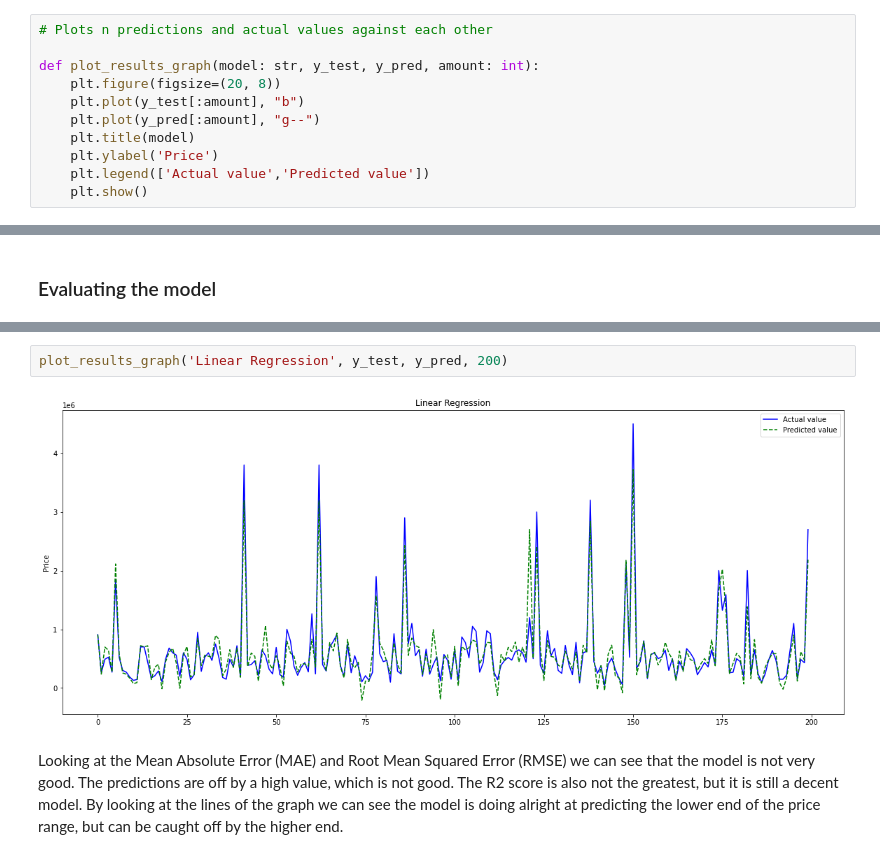
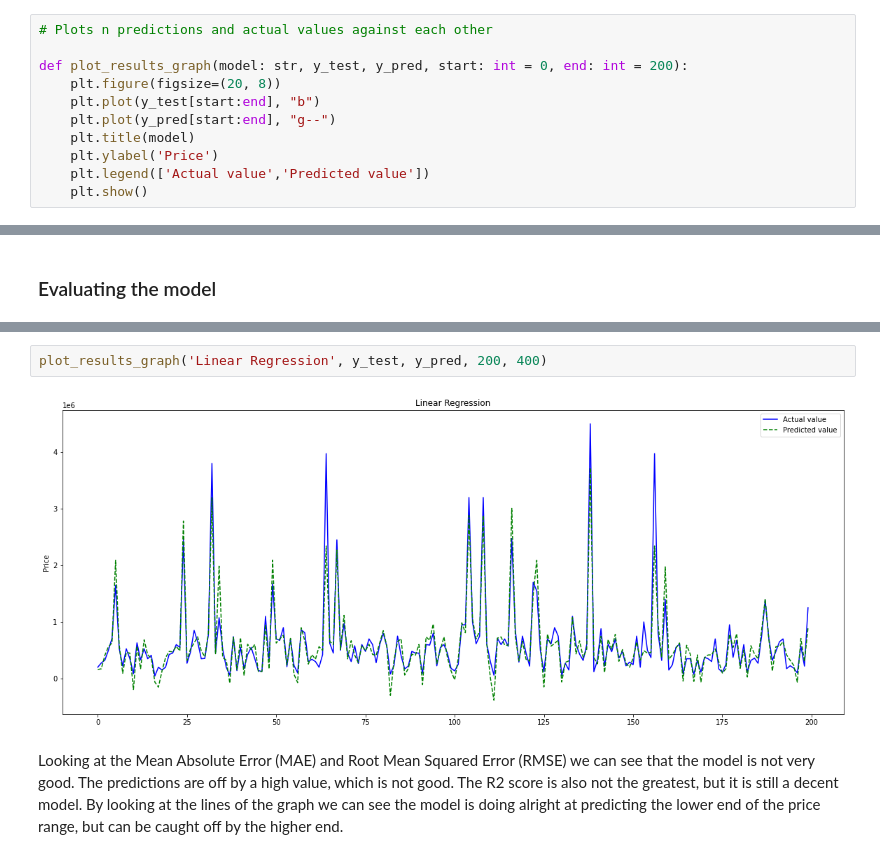
Before and after one commit to mnbuhl/used-car-price, a Jupyter notebook: selling_price/model_selection.ipynb, the cells around one changed output, grey strips where cells are left out. Cells and saved outputs as stored; diff of their text form.

```diff
--- a/selling_price/model_selection.ipynb
+++ b/selling_price/model_selection.ipynb
@@ -51,10 +51,10 @@ def model_evaluation(model: str, y_test, y_pred):
 # %%
 # Plots n predictions and actual values against each other
 
-def plot_results_graph(model: str, y_test, y_pred, amount: int):
+def plot_results_graph(model: str, y_test, y_pred, start: int = 0, end: int = 200):
     plt.figure(figsize=(20, 8))
-    plt.plot(y_test[:amount], "b")
-    plt.plot(y_pred[:amount], "g--")
+    plt.plot(y_test[start:end], "b")
+    plt.plot(y_pred[start:end], "g--")
     plt.title(model)
     plt.ylabel('Price')
     plt.legend(['Actual value','Predicted value'])
@@ -105,6 +107,6 @@ RMSE : 224662.13578203472
 # %%
-plot_results_graph('Linear Regression', y_test, y_pred, 200)
+plot_results_graph('Linear Regression', y_test, y_pred, 200, 400)
 # %% [output]
-[figure, old version]
+[figure, new version]
 # %% [markdown]
 Looking at the Mean Absolute Error (MAE) and Root Mean Squared Error (RMSE) we can see that the model is not very good. The predictions are off by a high value, which is not good. The R2 score is also not the greatest, but it is still a decent model. By looking at the lines of the graph we can see the model is doing alright at predicting the lower end of the price range, but can be caught off by the higher end.
```
Also changed, not shown: parts of 14 cells of this notebook.
